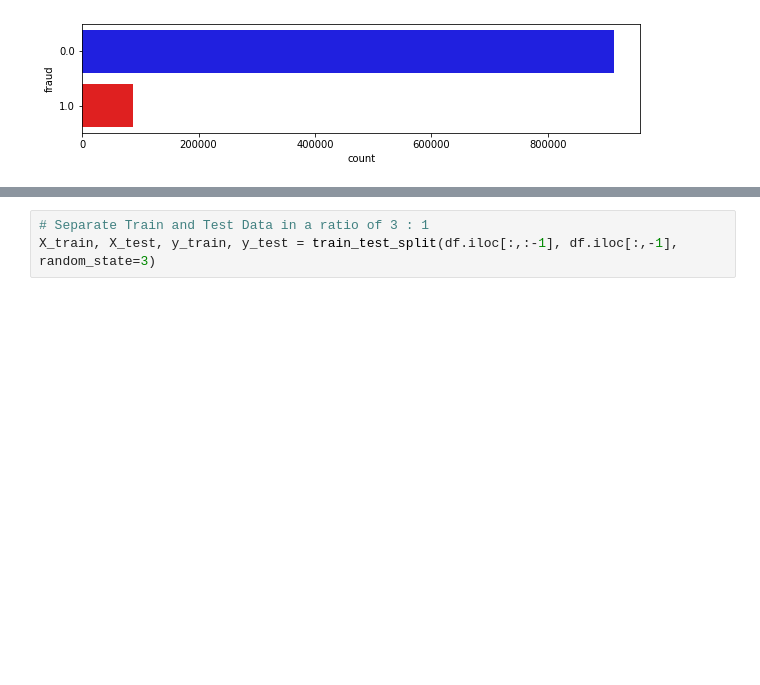
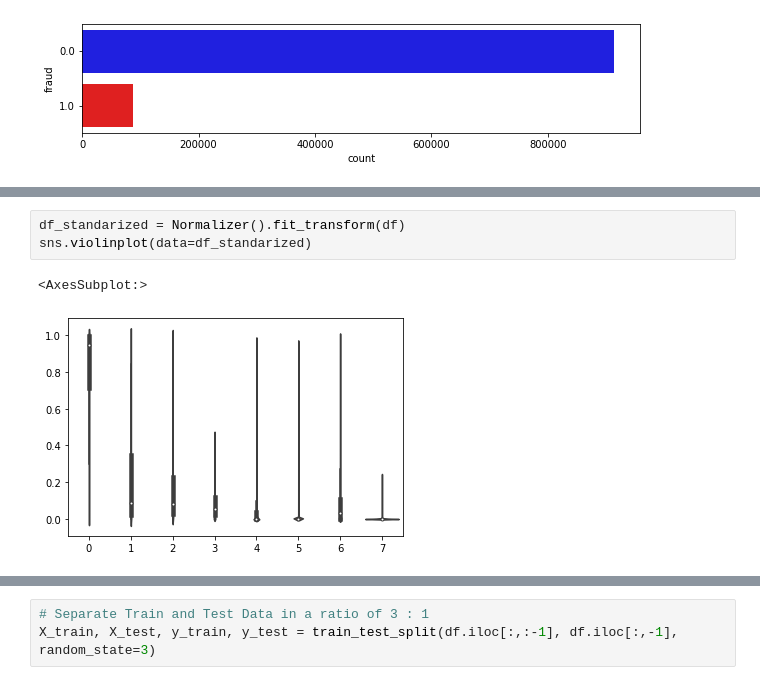
Before and after one commit to cincolunes/Credit-Card-Fraud, a Jupyter notebook: EDA.ipynb, the cells around one changed output, grey strips where cells are left out. Drawn from its saved outputs; the diff is of its cells as text; blank space fills up the shorter version.

```diff
--- a/EDA.ipynb
+++ b/EDA.ipynb
@@ -128,0 +160,6 @@ NameError: name 'x' is not defined
+# %%
+df_standarized = Normalizer().fit_transform(df)
+sns.violinplot(data=df_standarized)
+# %% [output]
+<AxesSubplot:>
+[figure, added]
```
Also changed, not shown: parts of 8 cells of this notebook.
